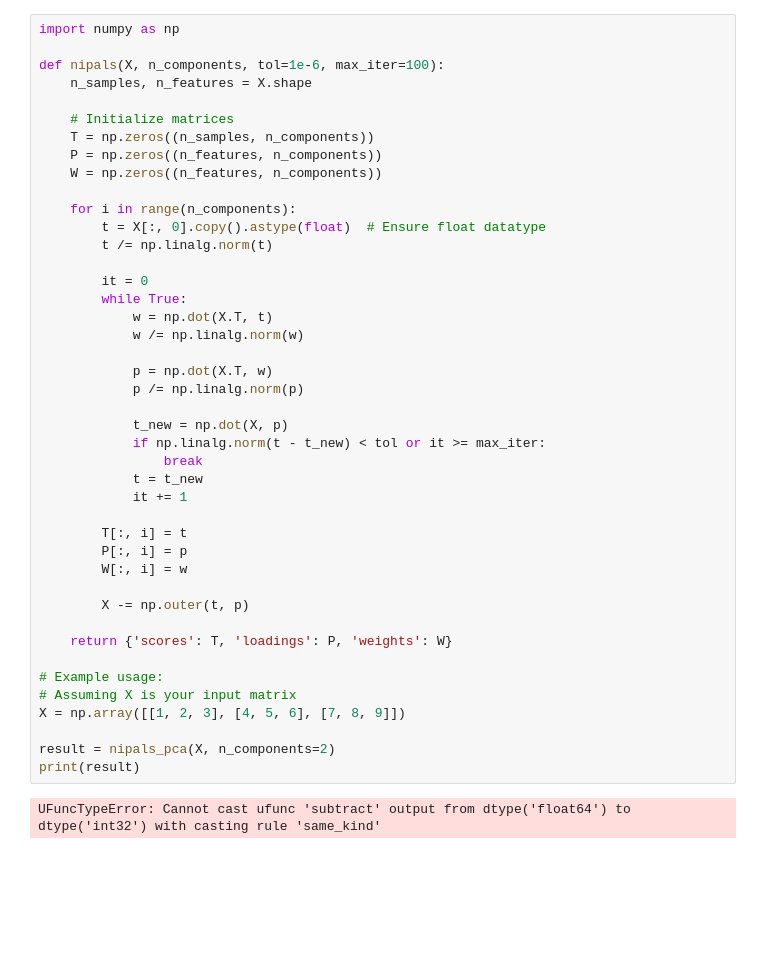
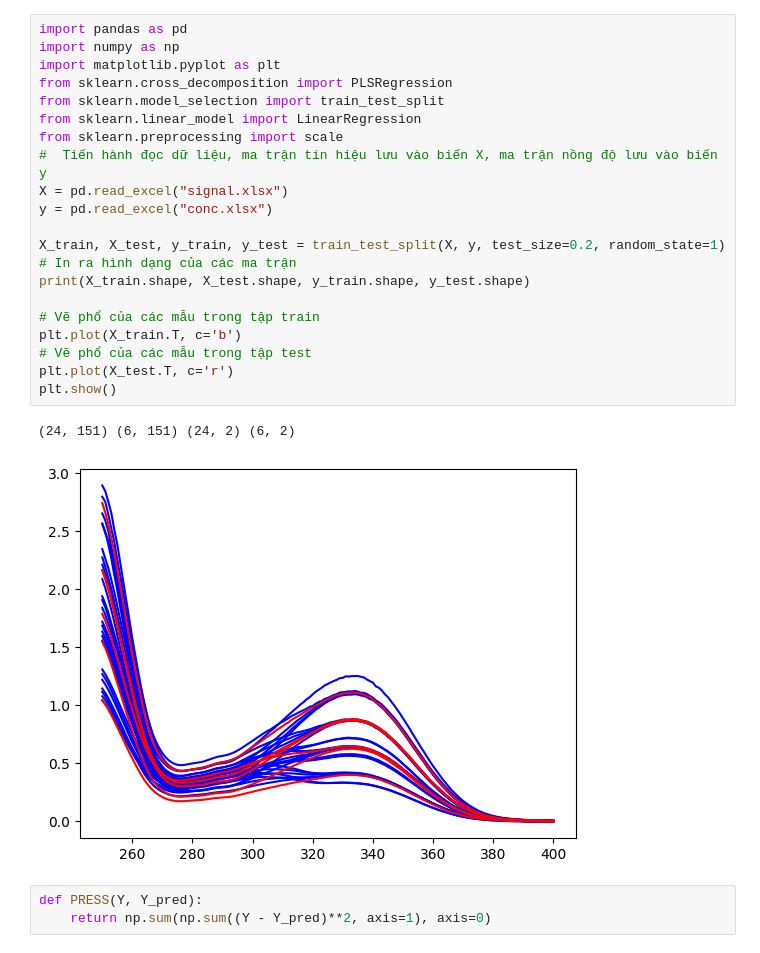
Before and after one commit to ChauBacHozz/Chemometric-book, a Jupyter notebook: PLS/PLS.ipynb, the cells around one changed output. Saved outputs shown, nothing was run; the diff lists cells and outputs as text; blank space fills up the shorter version.

Commit message:
completed PLS regression

```diff
--- a/PLS/PLS.ipynb
+++ b/PLS/PLS.ipynb
@@ -1,45 +1,27 @@
-# %%
-import numpy as np
-
-def nipals(X, n_components, tol=1e-6, max_iter=100):
-    n_samples, n_features = X.shape
-
-    # Initialize matrices
-    T = np.zeros((n_samples, n_components))
-    P = np.zeros((n_features, n_components))
-    W = np.zeros((n_features, n_components))
-
-    for i in range(n_components):
-        t = X[:, 0].copy().astype(float)  # Ensure float datatype
-        t /= np.linalg.norm(t)
-
-        it = 0
-        while True:
-            w = np.dot(X.T, t)
-            w /= np.linalg.norm(w)
-
-            p = np.dot(X.T, w)
-            p /= np.linalg.norm(p)
-
-            t_new = np.dot(X, p)
-            if np.linalg.norm(t - t_new) < tol or it >= max_iter:
-                break
-            t = t_new
-            it += 1
-
-        T[:, i] = t
-        P[:, i] = p
-        W[:, i] = w
-
-        X -= np.outer(t, p)
-
-    return {'scores': T, 'loadings': P, 'weights': W}
-
-# Example usage:
-# Assuming X is your input matrix
-X = np.array([[1, 2, 3], [4, 5, 6], [7, 8, 9]])
-
-result = nipals_pca(X, n_components=2)
-print(result)
-# %% [output]
-UFuncTypeError: Cannot cast ufunc 'subtract' output from dtype('float64') to dtype('int32') with casting rule 'same_kind'
+# %%
+import pandas as pd
+import numpy as np
+import matplotlib.pyplot as plt
+from sklearn.cross_decomposition import PLSRegression
+from sklearn.model_selection import train_test_split
+from sklearn.linear_model import LinearRegression
+from sklearn.preprocessing import scale
+#  Tiến hành đọc dữ liệu, ma trận tín hiệu lưu vào biến X, ma trận nồng độ lưu vào biến y
+X = pd.read_excel("signal.xlsx")
+y = pd.read_excel("conc.xlsx")
+
+X_train, X_test, y_train, y_test = train_test_split(X, y, test_size=0.2, random_state=1)
+# In ra hình dạng của các ma trận
+print(X_train.shape, X_test.shape, y_train.shape, y_test.shape)
+
+# Vẽ phổ của các mẫu trong tập train
+plt.plot(X_train.T, c='b')
+# Vẽ phổ của các mẫu trong tập test
+plt.plot(X_test.T, c='r')
+plt.show()
+# %% [output]
+(24, 151) (6, 151) (24, 2) (6, 2)
+[figure, added]
+# %%
+def PRESS(Y, Y_pred):
+    return np.sum(np.sum((Y - Y_pred)**2, axis=1), axis=0)
```
Also changed, not shown: parts of 4 cells of this notebook, 2 other files.
